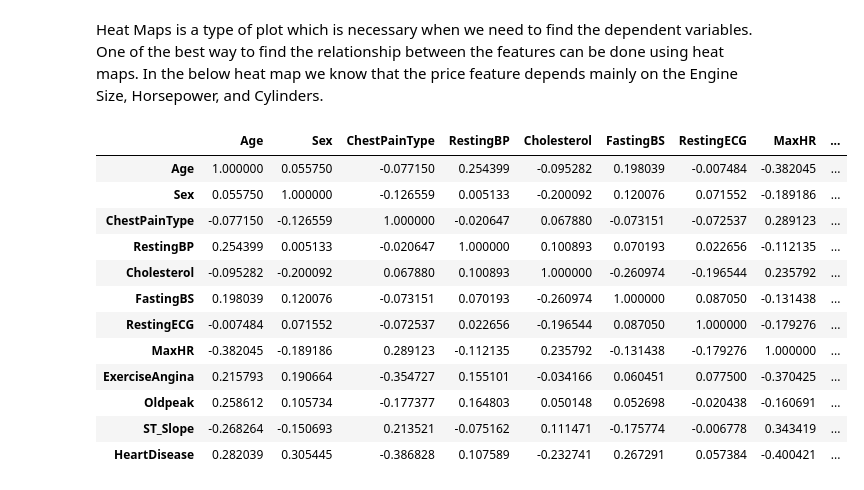
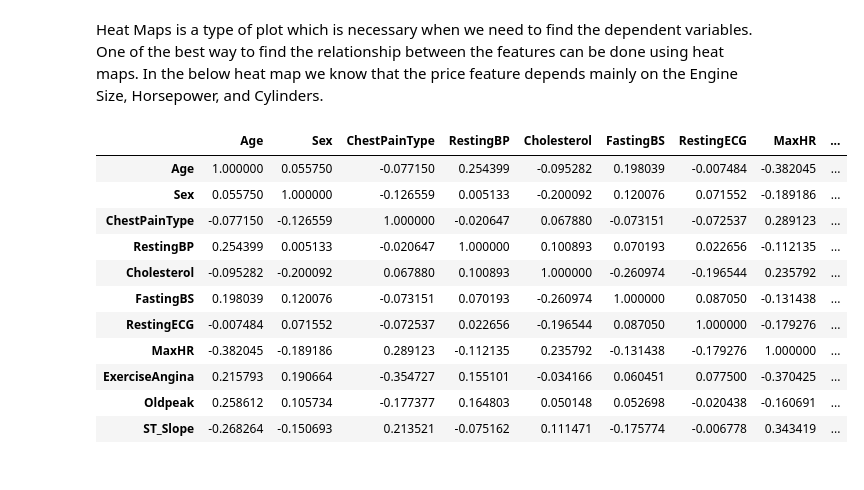
Before and after one commit to AnaAGG/Heart-Disease-Prediction, a Jupyter notebook: notebooks/Heart_Disease_Prediction_AnaG.ipynb, the cells around one changed output. Drawn from its saved outputs; the diff is of its cells as text; code cells hidden in the pictures.

```diff
--- a/notebooks/Heart_Disease_Prediction_AnaG.ipynb
+++ b/notebooks/Heart_Disease_Prediction_AnaG.ipynb
@@ -415,22 +435,21 @@ df_model = pd.get_dummies(df_sql, drop_first=True)
 # %% [markdown]
 Heat Maps is a type of plot which is necessary when we need to find the dependent variables. One of the best way to find the relationship between the features can be done using heat maps. In the below heat map we know that the price feature depends mainly on the Engine Size, Horsepower, and Cylinders.
 # %%
-correlation = df_model.corr()
+correlation = df_model.drop(["HeartDisease"], axis = 1).corr()
 correlation
 # %% [output]
 |  | Age | Sex | ChestPainType | RestingBP | Cholesterol | FastingBS | RestingECG | MaxHR | ... |
 | Age | 1.000000 | 0.055750 | -0.077150 | 0.254399 | -0.095282 | 0.198039 | -0.007484 | -0.382045 | ... |
 | Sex | 0.055750 | 1.000000 | -0.126559 | 0.005133 | -0.200092 | 0.120076 | 0.071552 | -0.189186 | ... |
 | ChestPainType | -0.077150 | -0.126559 | 1.000000 | -0.020647 | 0.067880 | -0.073151 | -0.072537 | 0.289123 | ... |
 | RestingBP | 0.254399 | 0.005133 | -0.020647 | 1.000000 | 0.100893 | 0.070193 | 0.022656 | -0.112135 | ... |
 | Cholesterol | -0.095282 | -0.200092 | 0.067880 | 0.100893 | 1.000000 | -0.260974 | -0.196544 | 0.235792 | ... |
 | FastingBS | 0.198039 | 0.120076 | -0.073151 | 0.070193 | -0.260974 | 1.000000 | 0.087050 | -0.131438 | ... |
 | RestingECG | -0.007484 | 0.071552 | -0.072537 | 0.022656 | -0.196544 | 0.087050 | 1.000000 | -0.179276 | ... |
 | MaxHR | -0.382045 | -0.189186 | 0.289123 | -0.112135 | 0.235792 | -0.131438 | -0.179276 | 1.000000 | ... |
 | ExerciseAngina | 0.215793 | 0.190664 | -0.354727 | 0.155101 | -0.034166 | 0.060451 | 0.077500 | -0.370425 | ... |
 | Oldpeak | 0.258612 | 0.105734 | -0.177377 | 0.164803 | 0.050148 | 0.052698 | -0.020438 | -0.160691 | ... |
 | ST_Slope | -0.268264 | -0.150693 | 0.213521 | -0.075162 | 0.111471 | -0.175774 | -0.006778 | 0.343419 | ... |
-| HeartDisease | 0.282039 | 0.305445 | -0.386828 | 0.107589 | -0.232741 | 0.267291 | 0.057384 | -0.400421 | ... |
 # %%
 plt.figure(figsize=(15,8))
 mask = np.triu(np.ones_like(correlation, dtype=bool))
```
Also changed, not shown: parts of 66 cells of this notebook.
